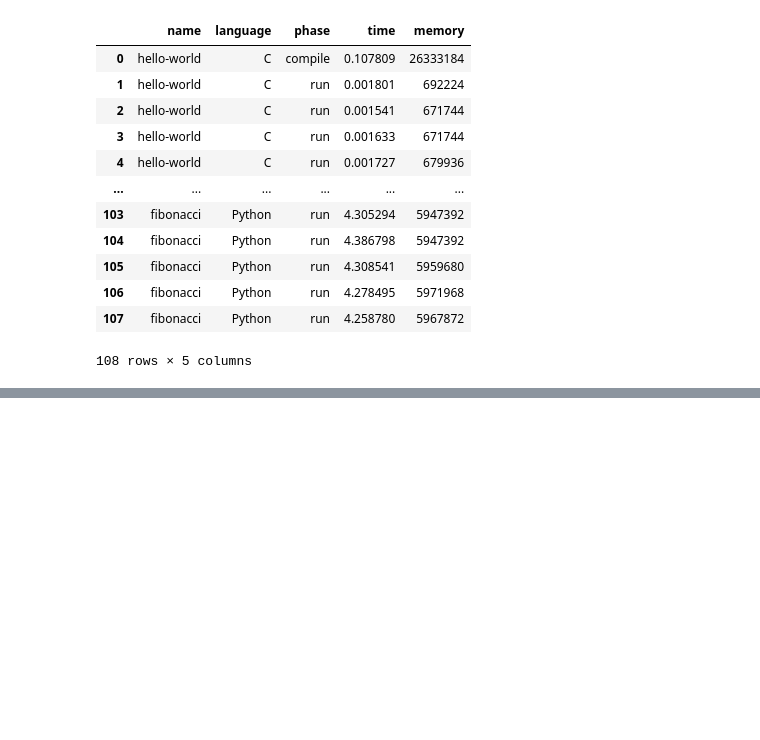
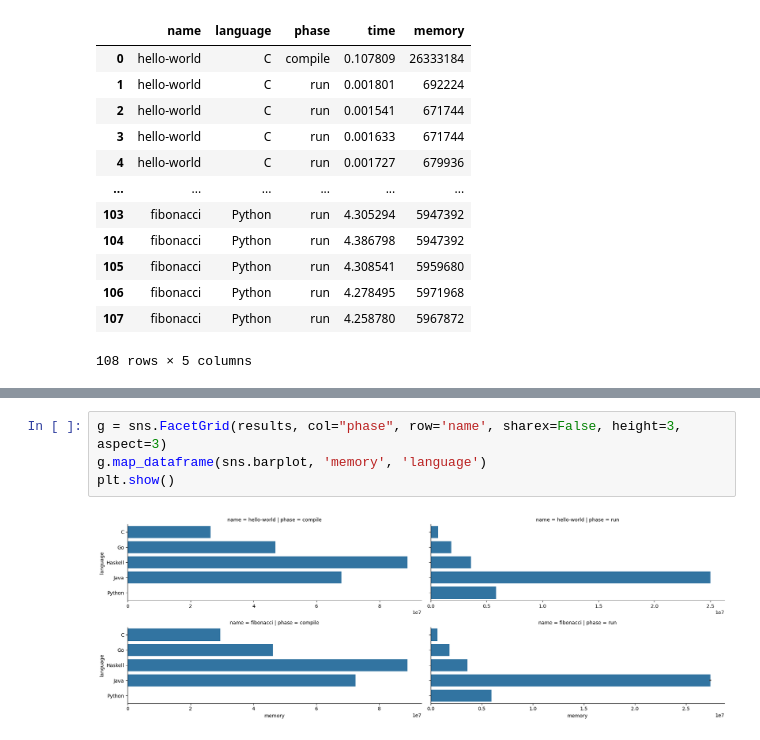
Before and after one commit to tao-language/benchmarks, a Jupyter notebook: visualize.ipynb, the cells around one changed output, grey strips where cells are left out. Saved outputs shown, nothing was run; the diff lists cells and outputs as text; blank space fills up the shorter version.

Commit message:
show memory

```diff
--- a/visualize.ipynb
+++ b/visualize.ipynb
@@ -29,0 +31,6 @@ g.map_dataframe(sns.barplot, 'time', 'language')
+# %%
+g = sns.FacetGrid(results, col="phase", row='name', sharex=False, height=3, aspect=3)
+g.map_dataframe(sns.barplot, 'memory', 'language')
+plt.show()
+# %% [output]
+[figure, added]
```
Also changed, not shown: parts of 1 cell of this notebook.
